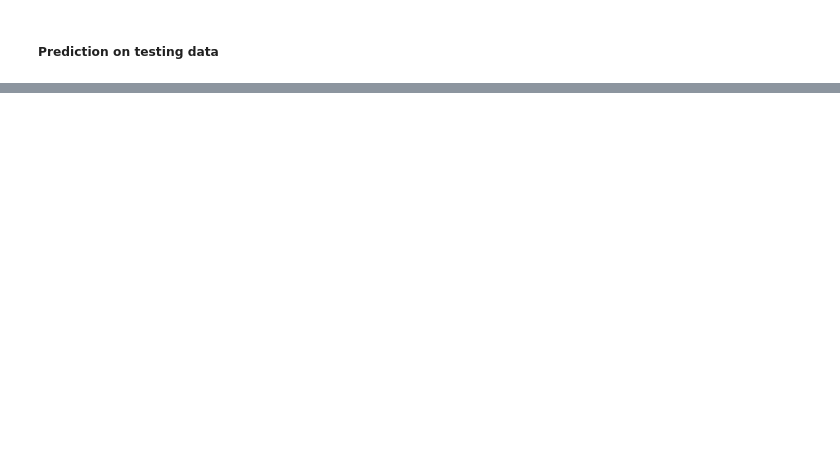
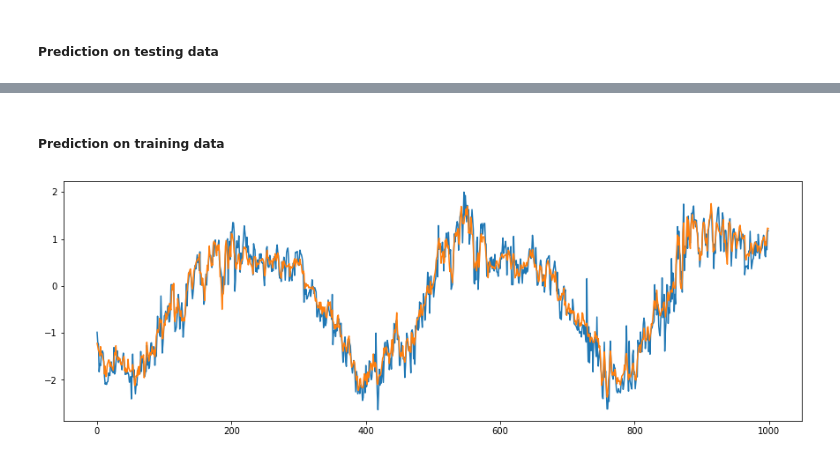
Before and after one commit to vishal-pandey/delhi-weather-prediction, a Jupyter notebook: deep_learning_models.ipynb, the cells around one changed output, grey strips where cells are left out. Cells and saved outputs as stored; diff of their text form; code cells hidden in the pictures; blank space fills up the shorter version.

```diff
--- a/deep_learning_models.ipynb
+++ b/deep_learning_models.ipynb
@@ -422,0 +421,9 @@ mean_squared_error(y_test ,y_hat_test)
+# %%
+model = Sequential()
+model.add(Bidirectional(LSTM(64, return_sequences=True)))
+model.add(SeqSelfAttention(attention_activation='sigmoid'))
+model.add(LSTM(32))
+model.add(Dense(5))
+model.compile(optimizer='adam', loss='mse', metrics=['accuracy'])
+# %%
+model.fit(X_train_multi, y_train, epochs=20, verbose=1)
@@ -422,0 +451,12 @@ mean_squared_error(y_test ,y_hat_test)
+# %%
+y_hat_train = model.predict(X_train_multi)
+y_hat_test = model.predict(X_test_multi)
+# %% [markdown]
+##### Prediction on training data
+# %%
+plt.figure(figsize=(15, 5))
+plt.plot(y_train[:1000, 0])
+plt.plot(y_hat_train[:1000, 0])
+plt.show()
+# %% [output]
+[figure, added]
```
Also changed, not shown: parts of 41 cells of this notebook, 6 other files.
